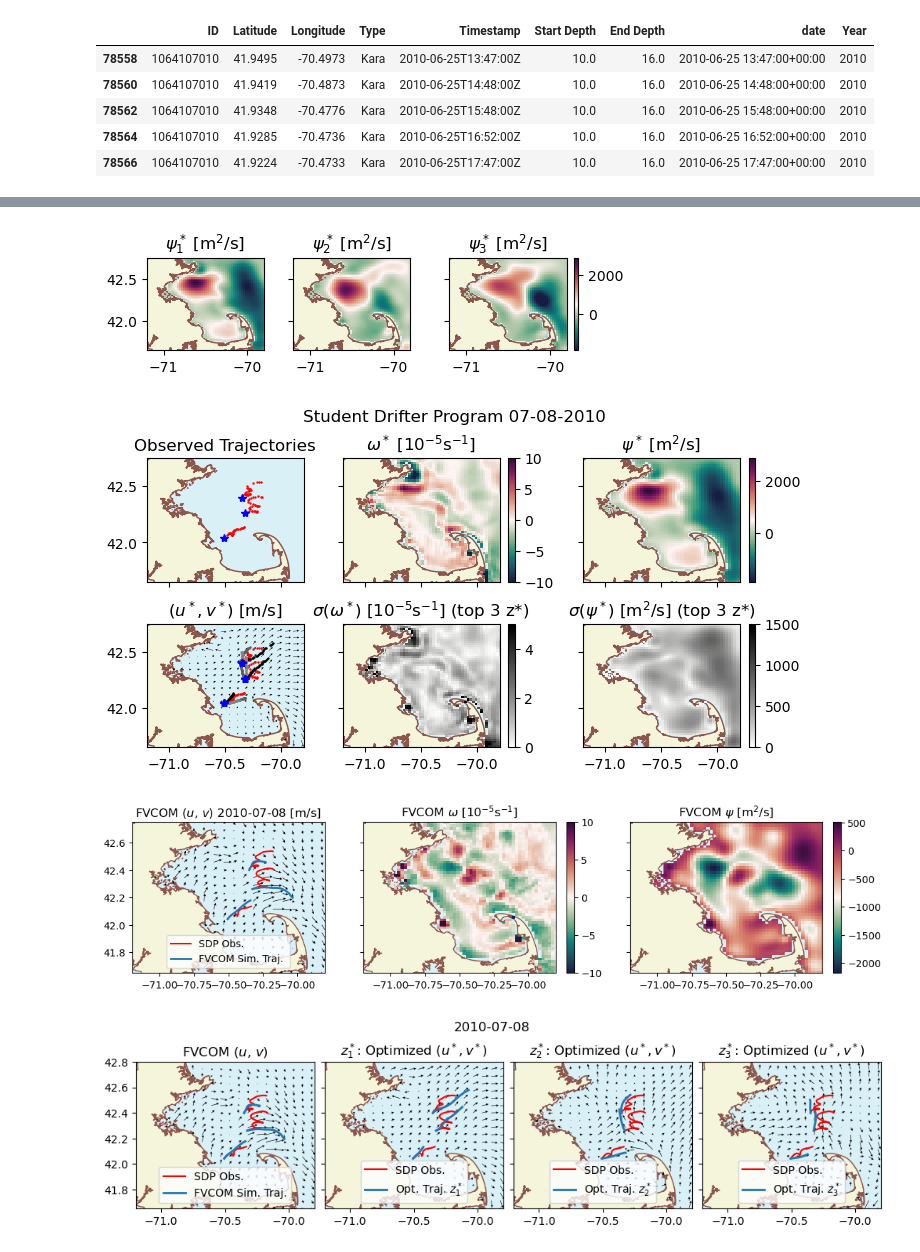
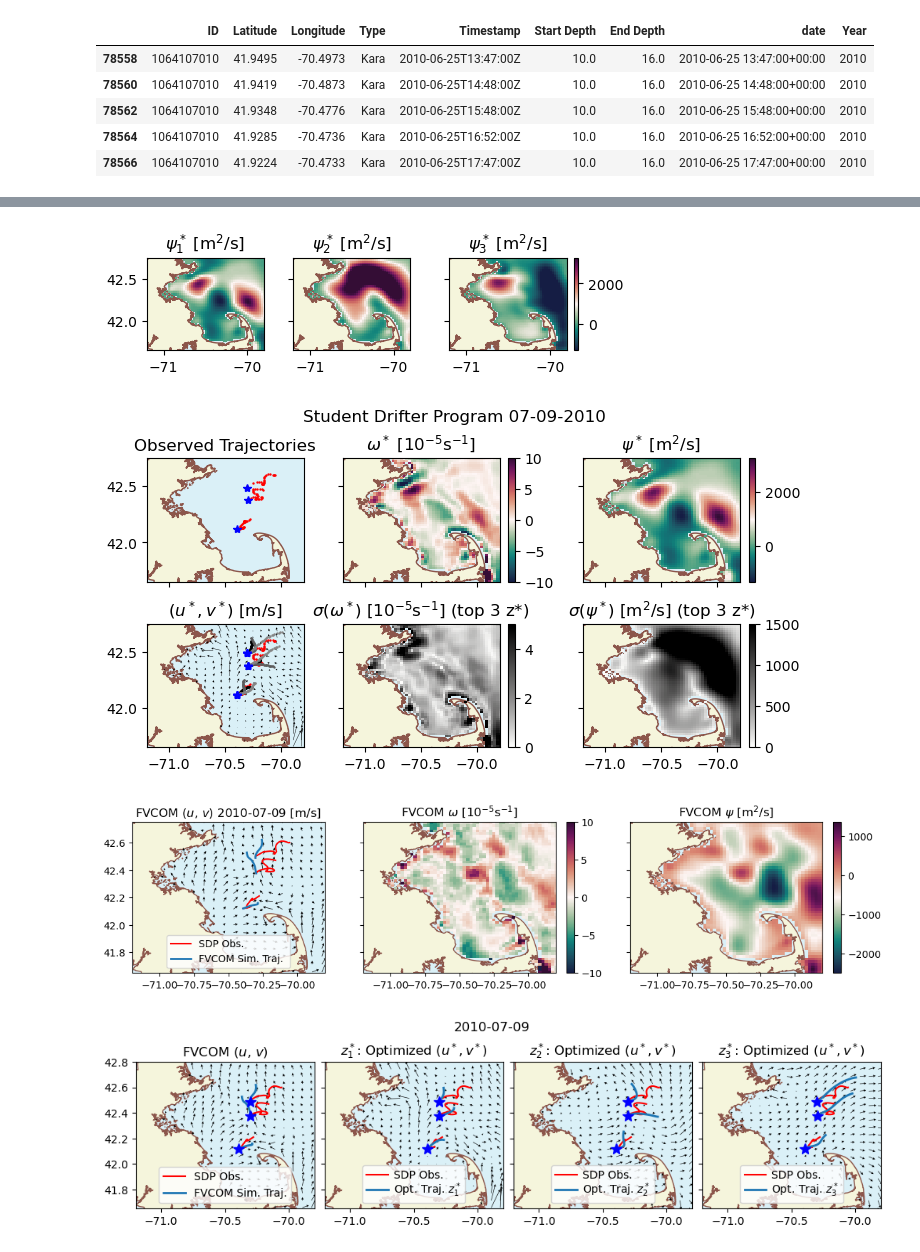
Before and after one commit to biancach/LDA_BO, a Jupyter notebook: examples/fvcom/bo/real_trajectory_optimization.ipynb, the cells around one changed output, grey strips where cells are left out. Drawn from its saved outputs; the diff is of its cells as text; code cells hidden in the pictures.

Commit message:
updated plot with stars

```diff
--- a/examples/fvcom/bo/real_trajectory_optimization.ipynb
+++ b/examples/fvcom/bo/real_trajectory_optimization.ipynb
@@ -49,6 +49,7 @@ datetimes_np = np.array(datetimes, dtype='datetime64[ns]')
 
 # Find tstep where datetimes_np is July 9th, 2011
 start_time = pd.Timestamp('2010-07-08T00:00:00Z')
+start_time = pd.Timestamp('2010-07-09T00:00:00Z')
 start_time_np = np.datetime64(start_time)
 tstep = np.argmin(np.abs(datetimes_np - start_time_np))
 
@@ -276,7 +275,7 @@ for idx in range(k):
 
 # plt.savefig(f'{project_root}/figures/{project}/bo/top{k}_psi_{latent_dim}_idx_{date_save}_real.png', dpi=300, bbox_inches='tight')
 # %% [output]
-[figure, old version]
+[figure, new version]
 # %%
 # Calculate standard deviation for psi
 psi_std = np.std(np.array(psi_top), axis=0)
@@ -331,7 +330,7 @@ plt.suptitle(f'Student Drifter Program {start_time.strftime("%m-%d-%Y")}')
 plt.savefig(f'{project_root}/figures/fvcom/bo/fvcom_optimization_real_{latent_dim}_{date_save}.png', dpi=300, bbox_inches='tight')
 plt.show()
 # %% [output]
-[figure, old version]
+[figure, new version]
 # %%
 u_plot, v_plot = u[tstep, :, :], v[tstep, :, :]
 omega_plot = vort_FVCOM(u_plot, v_plot, grid_x_m, grid_y_m)
@@ -384,7 +383,7 @@ fig.colorbar(psi_c, ax=axs[2])
 
 plt.show()
 # %% [output]
-[figure, old version]
+[figure, new version]
 # %%
 fig, axes = plt.subplots(1, 1+len(traj_top), figsize=(10, 2.75), constrained_layout=True, sharex=True, sharey=True)
 
@@ -400,32 +399,36 @@ for i in trajectories:
     if i == 0:
         ax.plot(trajectories[i][:,0], trajectories[i][:,1], label=f'SDP Obs.', color='red')
         ax.plot(sim_trajectories[i][:,0], sim_trajectories[i][:,1], label=f'FVCOM Sim. Traj.', color='tab:blue', linewidth=2)
     else:
         ax.plot(trajectories[i][:,0], trajectories[i][:,1], color='red')
         ax.plot(sim_trajectories[i][:,0], sim_trajectories[i][:,1], color='tab:blue', linewidth=2)
+    ax.plot(traj_top[traj_i][i][0,0], traj_top[traj_i][i][0,1], marker='*', color='blue', markersize=10, linestyle='None')
 ax.quiver(grid_x[::3, ::3], grid_y[::3, ::3], u[tstep, ::3, ::3], v[tstep, ::3, ::3], color='k', headwidth=5)
 ax.legend(loc='lower center')
 
 for traj_i in range(len(traj_top)):
     ax = axes[traj_i + 1]
     ax.set_facecolor(np.array([218, 240, 247])/255)
     ax.set_xlim(xmin, xmax)
     ax.set_ylim(ymin, ymax+0.05)
     mass.plot(ax=ax, color='beige', edgecolor='tab:brown')
     ax.set_aspect('equal', adjustable='box')
     ax.quiver(grid_x[::3, ::3], grid_y[::3, ::3], u_top[traj_i][::3, ::3], v_top[traj_i][::3, ::3], color='k', headwidth=5)
     for i in trajectories:
         if i == 0:
             ax.plot(trajectories[i][:,0], trajectories[i][:,1], label=f'SDP Obs.', color='red')
             ax.plot(traj_top[traj_i][i][:,0], traj_top[traj_i][i][:,1], label=f'Opt. Traj. $z^*_{traj_i + 1}$', color='tab:blue', linewidth=2)
         else:
             ax.plot(trajectories[i][:,0], trajectories[i][:,1], color='red')
             ax.plot(traj_top[traj_i][i][:,0], traj_top[traj_i][i][:,1], color='tab:blue', linewidth=2)
+        ax.plot(traj_top[traj_i][i][0,0], traj_top[traj_i][i][0,1], marker='*', color='blue', markersize=10, linestyle='None')
     # ax.set_title(f'$z^*_{traj_i + 1}$: Optimized $(u^*, v^*)$\nCost function = {costs_sorted[traj_i]:.2f}')
     ax.set_title(f'$z^*_{traj_i + 1}$: Optimized $(u^*, v^*)$')
-    ax.legend(loc='lower center')
+    # Reduce spacing between legend lines
+    leg = ax.legend(loc='lower center', handletextpad=0.5, labelspacing=0.01, frameon=True)
+
 
 plt.suptitle(date_print)
 plt.savefig(f'{project_root}/figures/{project}/bo/fvcom_comparison_optimized_trajectories_{latent_dim}_{date_save}_real.png', dpi=300, bbox_inches='tight')
 # %% [output]
-[figure, old version]
+[figure, new version]
```
Also changed, not shown: parts of 5 cells of this notebook, 1 other file.
